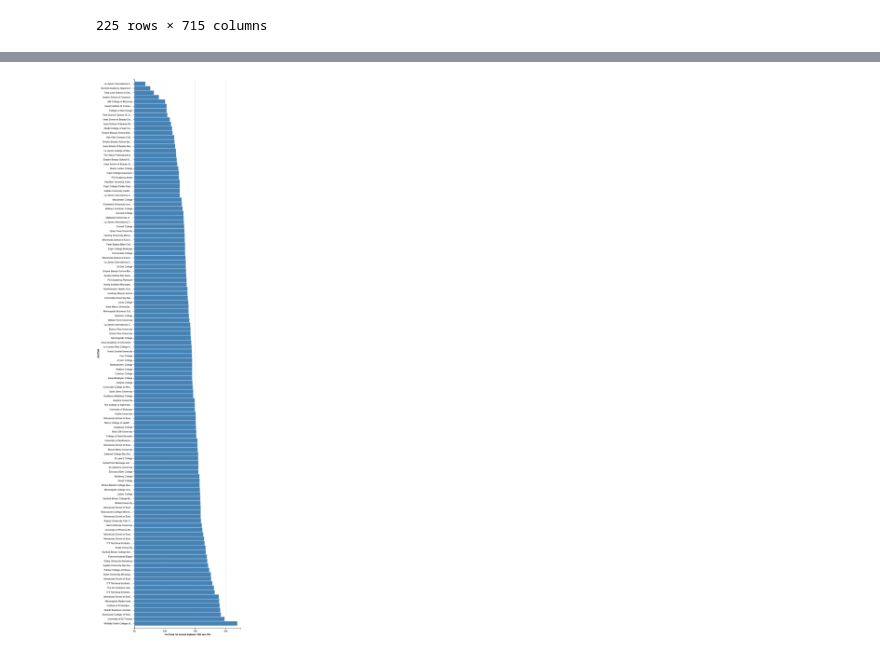
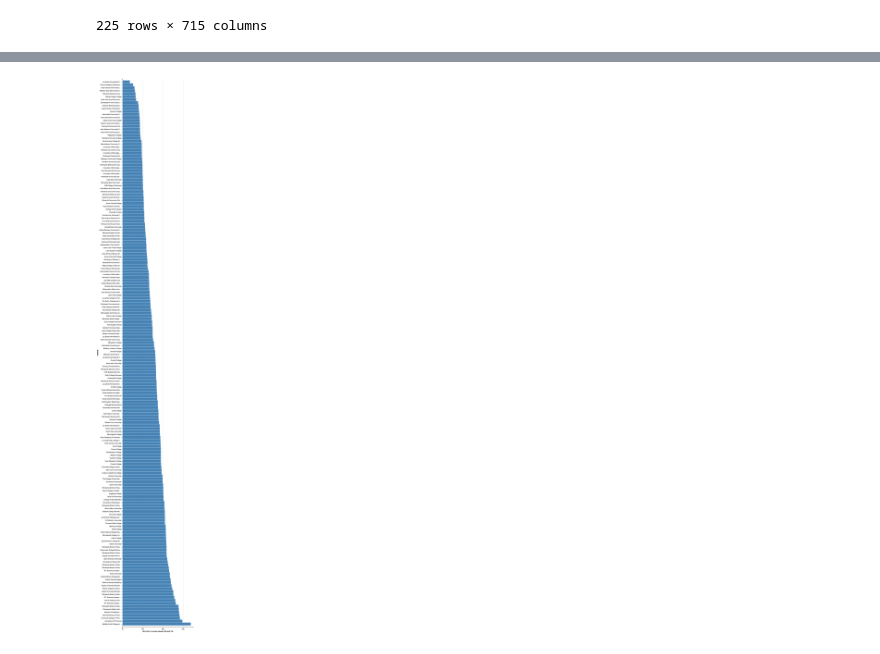
Before and after one commit to LutherCSMiller/college_access_idx-imoewi01, a Jupyter notebook: ipeds.ipynb, the cells around one changed output, grey strips where cells are left out. Drawn from its saved outputs; the diff is of its cells as text; code cells hidden in the pictures.

```diff
--- a/ipeds.ipynb
+++ b/ipeds.ipynb
@@ -167,3 +147,5 @@ final.fillna(0)
 | 223 | 482343 | National American University-Roch... | 3906 East Frontage Road Northwest... | Rochester | MN | 55901-4001 | 27 | 4 | Dr. Jerry Gallentine | University President | ... | ... |
 | 224 | 482529 | DeVry University-Minnesota | 7700 France Ave S., Ste. 575 | Edina | MN | 55435 | 27 | 4 | Stephanie Grgurich | Campus Director | ... | ... |
 225 rows × 715 columns
+# %%
+final['Net'] = final[['NPT431','NPIS422']].mean(axis=1)
@@ -170,9 +172,9 @@ final.fillna(0)
 # %%
-final = final.sort_values('NPT431')
+final = final.sort_values('Net')
 # %%
 Chart(final).mark_bar().encode(
-                            x=X('NPT431', axis=Axis(title='Net Cost for Income between 48k and 75k')),
-                            y=Y('INSTNM', sort=SortField(field='NPT431',order='descending')))
+                            x=X('Net', axis=Axis(title='Net Cost for Income between 30k and 75k')),
+                            y=Y('INSTNM', sort=SortField(field='Net',order='descending')))
 # %% [output]
 [interactive output not drawn]
-[figure, old version]
+[figure, new version]
```
Also changed, not shown: parts of 17 cells of this notebook, 3 other files.
